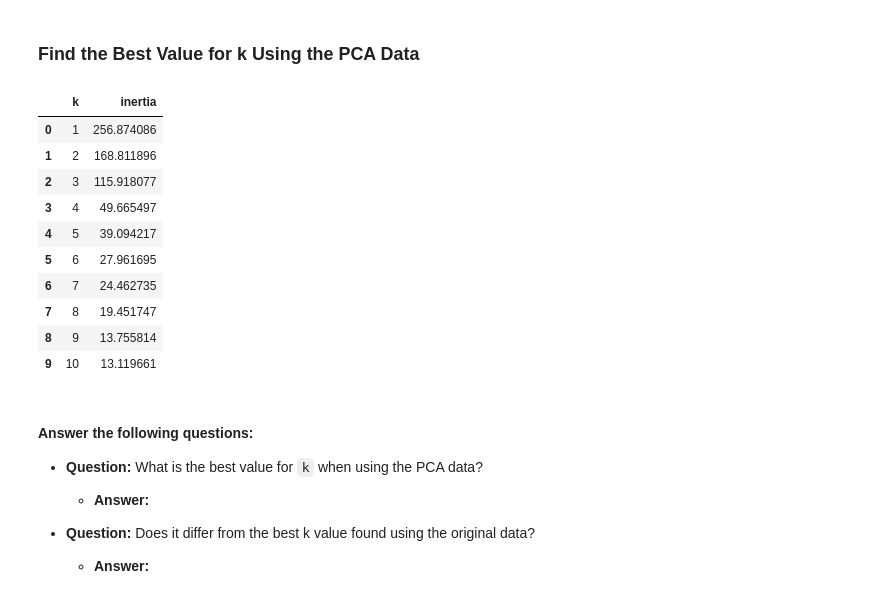
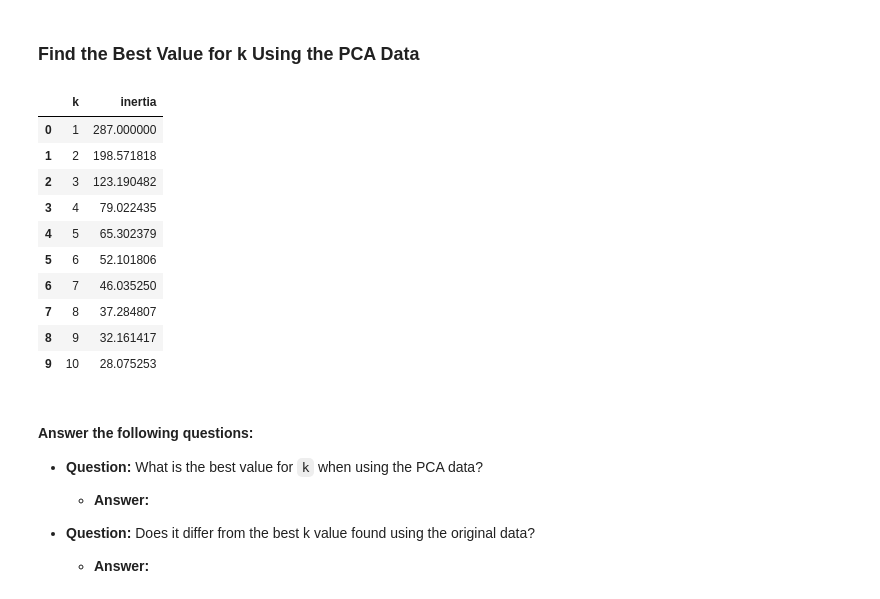
Before and after one commit to skiluvia/CryptoClustering, a Jupyter notebook: Crypto_Clustering.ipynb, the cells around one changed output. Saved outputs shown, nothing was run; the diff lists cells and outputs as text; code cells hidden in the pictures.

```diff
--- a/Crypto_Clustering.ipynb
+++ b/Crypto_Clustering.ipynb
@@ -43,12 +71,15 @@ market_data_df.describe()
 # %%
 # Create a DataFrame with the scaled data
-
+transformed_scaled_data = pd.DataFrame(scaled_data, columns=market_data_df.columns)
 
 # Copy the crypto names from the original data
-
+transformed_scaled_data["coin_id"] = market_data_df.index
+crypto_names = transformed_scaled_data['coin_id'].to_frame()
 
 # Set the coinid column as index
-
+transformed_scaled_data.set_index("coin_id", inplace=True)
 
 # Display sample data
+display(crypto_names.head(10))
+display(transformed_scaled_data.head(10))
 # %% [output]
@@ -64,25 +111,31 @@ market_data_df.describe()
 # %%
 # Create a list with the number of k-values to try
 # Use a range from 1 to 11
-
+k_values = list(range(1, 11))
 
 # Create an empty list to store the inertia values
-
+inertia = []
 
 # Create a for loop to compute the inertia with each possible value of k
 # Inside the loop:
 # 1. Create a KMeans model using the loop counter for the n_clusters
 # 2. Fit the model to the data using the scaled DataFrame
 # 3. Append the model.inertia_ to the inertia list
-
+import warnings
+warnings.filterwarnings("ignore")
+for k in k_values:
+    model = KMeans(n_clusters=k, random_state=0)
+    model.fit(transformed_scaled_data)
+    inertia.append(model.inertia_)
 
 # Create a dictionary with the data to plot the Elbow curve
-
+elbow_data = {"k": k_values, "inertia": inertia}
 
 # Create a DataFrame with the data to plot the Elbow curve
-
+df_elbow = pd.DataFrame(elbow_data)
 
 # Display the DataFrame
+df_elbow.head(10)
 # %% [output]
 |  | k | inertia |
 | 0 | 1 | 287.000000 |
@@ -107,5 +168,8 @@ market_data_df.describe()
 ### Cluster Cryptocurrencies with K-means Using the Original Scaled Data.
 # %%
 # Initialize the K-Means model using the best value for k
+# Use the best value of k from the Elbow curve
+model = KMeans(n_clusters=4, random_state=0)
 # %%
 # Fit the K-Means model using the scaled data
+model.fit(transformed_scaled_data)
@@ -190,37 +281,44 @@ array([0.3719856 , 0.34700813, 0.17603793])
 # %%
 # Create a list with the number of k-values to try
 # Use a range from 1 to 11
-
+k_values = list(range(1, 11))
 
 # Create an empty list to store the inertia values
-
+inertia = []
 
 # Create a for loop to compute the inertia with each possible value of k
 # Inside the loop:
 # 1. Create a KMeans model using the loop counter for the n_clusters
 # 2. Fit the model to the data using PCA DataFrame.
 # 3. Append the model.inertia_ to the inertia list
 
+import warnings
+warnings.filterwarnings("ignore")
+for k in k_values:
+    model = KMeans(n_clusters=k, random_state=0)
+    model.fit(transformed_scaled_data)
+    inertia.append(model.inertia_)
 
 # Create a dictionary with the data to plot the Elbow curve
-
+elbow_data = {"k": k_values, "inertia": inertia}
 
 # Create a DataFrame with the data to plot the Elbow curve
-
+df_elbow = pd.DataFrame(elbow_data)
 
 # Display the DataFrame
+df_elbow.head(10)
 # %% [output]
 |  | k | inertia |
-| 0 | 1 | 256.874086 |
-| 1 | 2 | 168.811896 |
-| 2 | 3 | 115.918077 |
-| 3 | 4 | 49.665497 |
-| 4 | 5 | 39.094217 |
-| 5 | 6 | 27.961695 |
-| 6 | 7 | 24.462735 |
-| 7 | 8 | 19.451747 |
-| 8 | 9 | 13.755814 |
-| 9 | 10 | 13.119661 |
+| 0 | 1 | 287.000000 |
+| 1 | 2 | 198.571818 |
+| 2 | 3 | 123.190482 |
+| 3 | 4 | 79.022435 |
+| 4 | 5 | 65.302379 |
+| 5 | 6 | 52.101806 |
+| 6 | 7 | 46.035250 |
+| 7 | 8 | 37.284807 |
+| 8 | 9 | 32.161417 |
+| 9 | 10 | 28.075253 |
 # %%
 # Plot a line chart with all the inertia values computed with
 # the different values of k to visually identify the optimal value for k.
```
Also changed, not shown: parts of 15 cells of this notebook.
